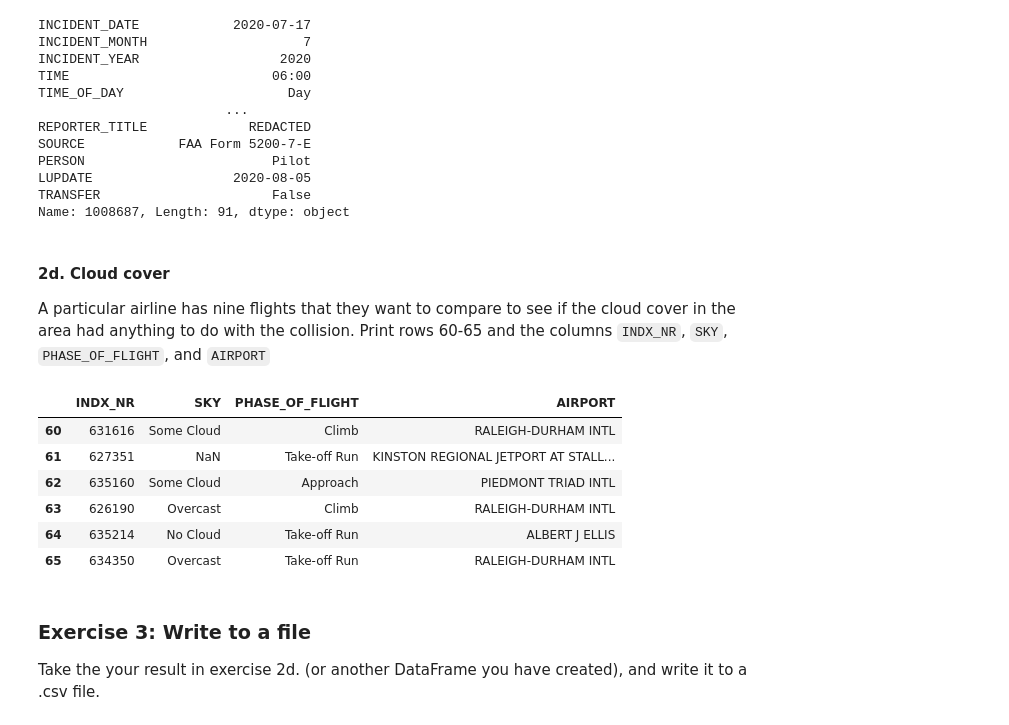
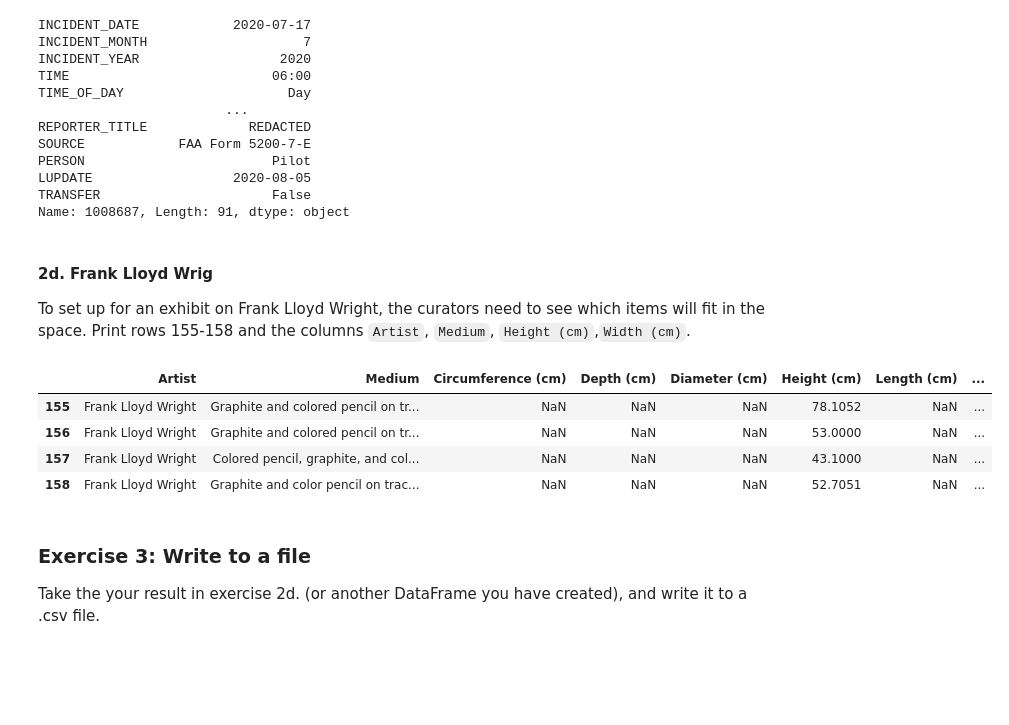
Before and after one commit to ncsu-libraries-data-vis/python-open-labs, a Jupyter notebook: Open_Lab_1_reading_exploring_and_writing_data_with_pandas/new_filled_Open_Lab_1_reading_exploring_and_writing_data_with_pandas.ipynb, the cells around one changed output. Cells and saved outputs as stored; diff of their text form; code cells hidden in the pictures; blank space fills up the shorter version.

```diff
--- a/Open_Lab_1_reading_exploring_and_writing_data_with_pandas/new_filled_Open_Lab_1_reading_exploring_and_writing_data_with_pandas.ipynb
+++ b/Open_Lab_1_reading_exploring_and_writing_data_with_pandas/new_filled_Open_Lab_1_reading_exploring_and_writing_data_with_pandas.ipynb
@@ -542,22 +544,20 @@ PERSON                        Pilot
 LUPDATE                  2020-08-05
 TRANSFER                      False
 Name: 1008687, Length: 91, dtype: object
-# %% [markdown]
-#### 2d. Cloud cover
-A particular airline has nine flights that they want to compare to see if the cloud cover in the area had anything to do with the collision. Print rows 60-65 and the columns `INDX_NR`, `SKY`, `PHASE_OF_FLIGHT`, and `AIRPORT`
+# %% [markdown]
+#### 2d. Frank Lloyd Wrig
+To set up for an exhibit on Frank Lloyd Wright, the curators need to see which items will fit in the space. Print rows 155-158 and the columns `Artist`, `Medium`, `Height (cm)`,`Width (cm)`.
 # %%
-# 2d. Print rows 60-65 and the columns 'INDX_NR', 'SKY', 'PHASE_OF_FLIGHT', and
+# 2d. Print rows 155-158 and the columns 'INDX_NR', 'SKY', 'PHASE_OF_FLIGHT', and
 # 'AIRPORT'
-cloud_cover = wl_strikes_csv.loc[60:65, ['INDX_NR', 'SKY', 'PHASE_OF_FLIGHT', 'AIRPORT']]
-cloud_cover
+exhibit = art_csv.loc[155:158, ['Artist', 'Medium', 'Height (cm)','Width (cm)']]
+exhibit
 # %% [output]
-|  | INDX_NR | SKY | PHASE_OF_FLIGHT | AIRPORT |
-| 60 | 631616 | Some Cloud | Climb | RALEIGH-DURHAM INTL |
-| 61 | 627351 | NaN | Take-off Run | KINSTON REGIONAL JETPORT AT STALL... |
-| 62 | 635160 | Some Cloud | Approach | PIEDMONT TRIAD INTL |
-| 63 | 626190 | Overcast | Climb | RALEIGH-DURHAM INTL |
-| 64 | 635214 | No Cloud | Take-off Run | ALBERT J ELLIS |
-| 65 | 634350 | Overcast | Take-off Run | RALEIGH-DURHAM INTL |
+|  | Artist | Medium | Circumference (cm) | Depth (cm) | Diameter (cm) | Height (cm) | Length (cm) | ... |
+| 155 | Frank Lloyd Wright | Graphite and colored pencil on tr... | NaN | NaN | NaN | 78.1052 | NaN | ... |
+| 156 | Frank Lloyd Wright | Graphite and colored pencil on tr... | NaN | NaN | NaN | 53.0000 | NaN | ... |
+| 157 | Frank Lloyd Wright | Colored pencil, graphite, and col... | NaN | NaN | NaN | 43.1000 | NaN | ... |
+| 158 | Frank Lloyd Wright | Graphite and color pencil on trac... | NaN | NaN | NaN | 52.7051 | NaN | ... |
 # %% [markdown]
 ### Exercise 3: Write to a file
 Take the your result in exercise 2d. (or another DataFrame you have created), and write it to a .csv file.
```
Also changed, not shown: parts of 9 cells of this notebook.
